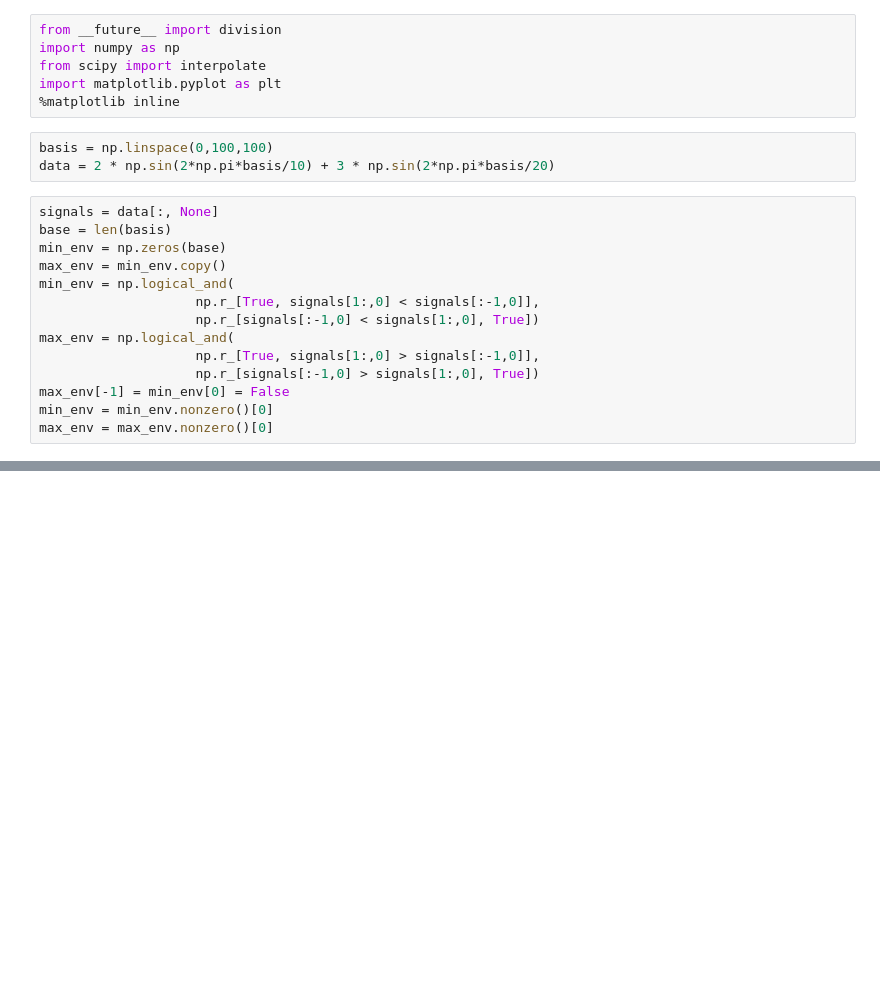
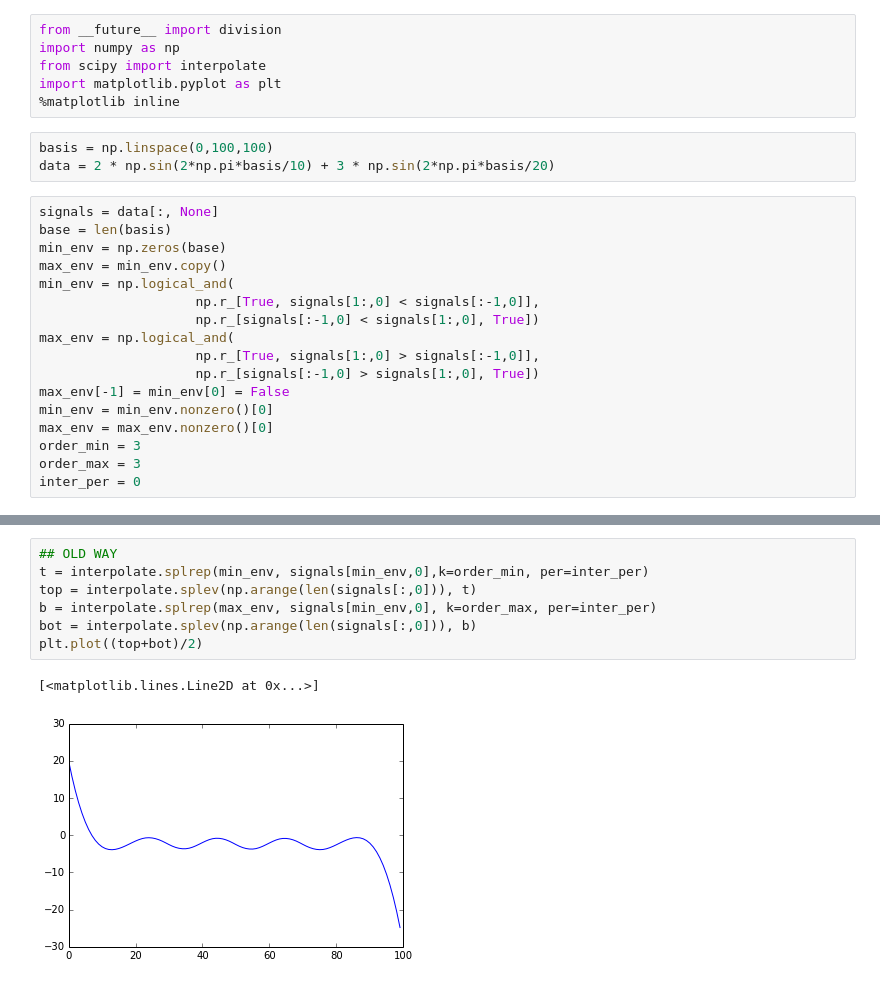
Before and after one commit to nabobalis/pyhht, a Jupyter notebook: experimental_code/Enevelope fitting .ipynb, the cells around one changed output, grey strips where cells are left out. Drawn from its saved outputs; the diff is of its cells as text; blank space fills up the shorter version.

```diff
--- a/experimental_code/Enevelope fitting .ipynb
+++ b/experimental_code/Enevelope fitting .ipynb
@@ -25,3 +28,6 @@ max_env = np.logical_and(
 max_env[-1] = min_env[0] = False
 min_env = min_env.nonzero()[0]
 max_env = max_env.nonzero()[0]
+order_min = 3
+order_max = 3
+inter_per = 0
@@ -51,0 +69,10 @@ array([  8.08080808,   9.09090909,  10.1010101 ])
+# %%
+## OLD WAY
+t = interpolate.splrep(min_env, signals[min_env,0],k=order_min, per=inter_per)
+top = interpolate.splev(np.arange(len(signals[:,0])), t)
+b = interpolate.splrep(max_env, signals[min_env,0], k=order_max, per=inter_per)
+bot = interpolate.splev(np.arange(len(signals[:,0])), b)
+plt.plot((top+bot)/2)
+# %% [output]
+[<matplotlib.lines.Line2D at 0x...>]
+[figure, added]
```
Also changed, not shown: parts of 7 cells of this notebook, 6 other files.
